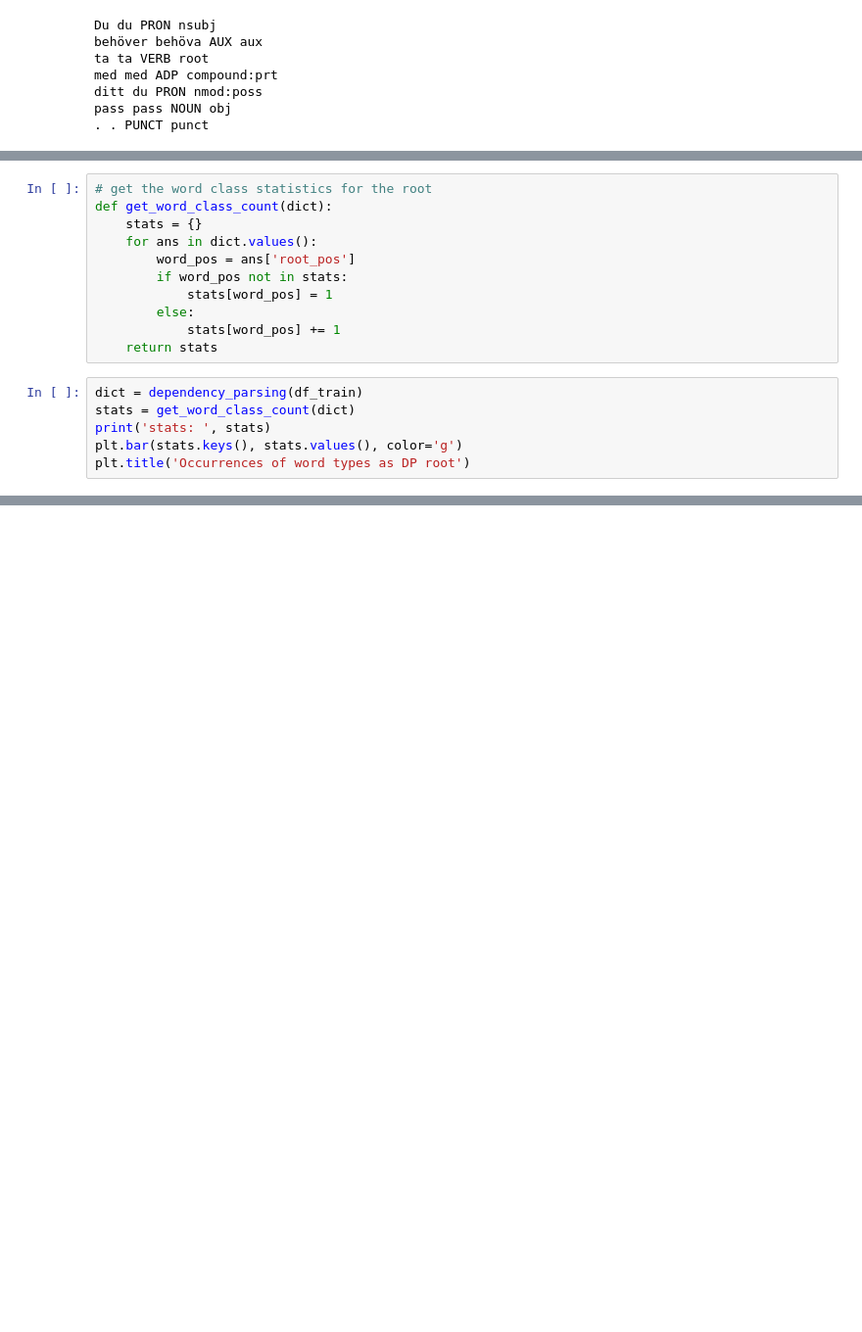
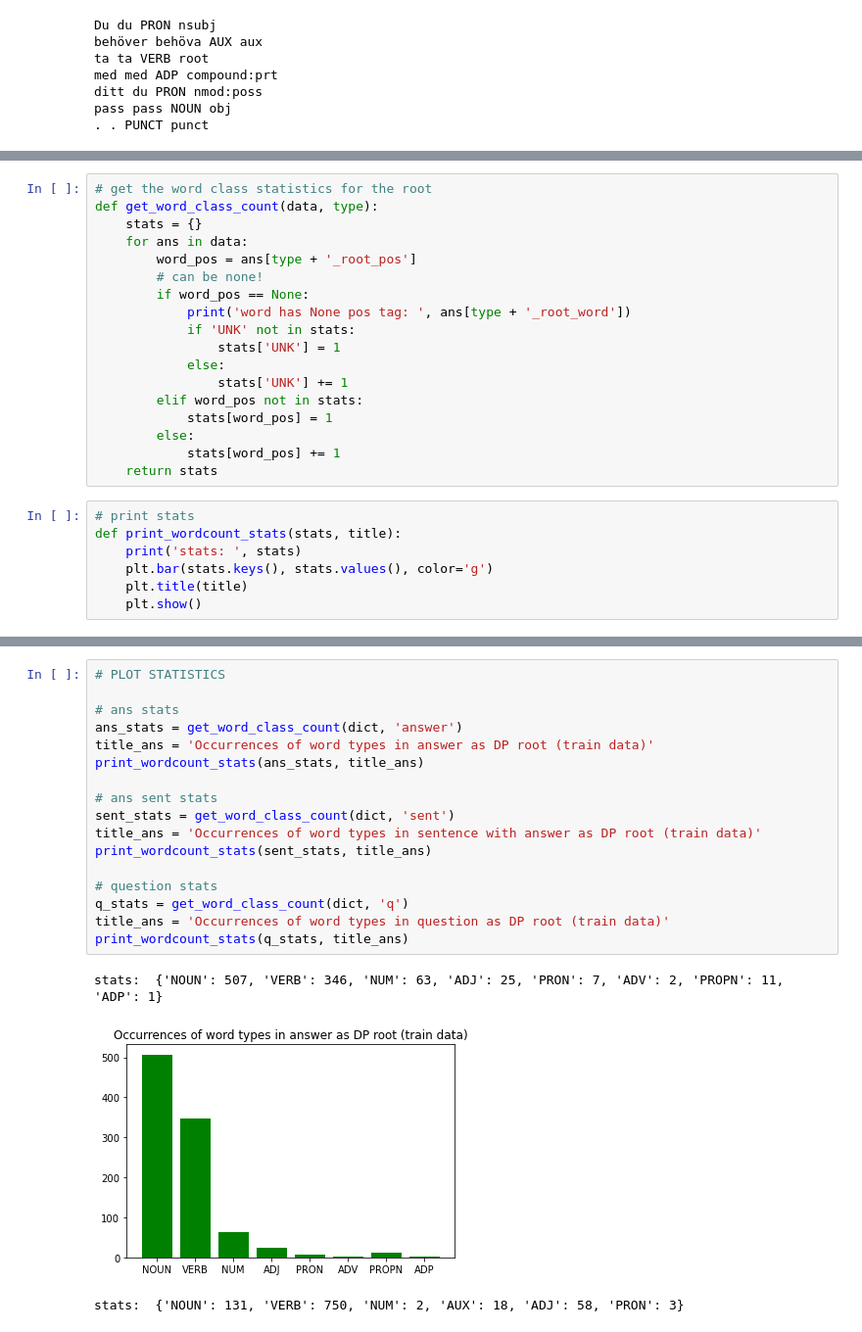
Before and after one commit to filippak/rc-answer-generation, a Jupyter notebook: data-analysis/dependency_parsing.ipynb, the cells around one changed output, grey strips where cells are left out. Shown at 98% size. Drawn from its saved outputs; the diff is of its cells as text; blank space fills up the shorter version.

Commit message:
Word overlap statistics and fix sentence parsing

```diff
--- a/data-analysis/dependency_parsing.ipynb
+++ b/data-analysis/dependency_parsing.ipynb
@@ -74,17 +112,25 @@ def dependency_parsing(df):
 # %%
 # get the word class statistics for the root
-def get_word_class_count(dict):
+def get_word_class_count(data, type):
     stats = {}
-    for ans in dict.values():
-        word_pos = ans['root_pos']
-        if word_pos not in stats:
+    for ans in data:
+        word_pos = ans[type + '_root_pos']
+        # can be none!
+        if word_pos == None:
+            print('word has None pos tag: ', ans[type + '_root_word'])
+            if 'UNK' not in stats:
+                stats['UNK'] = 1
+            else:
+                stats['UNK'] += 1
+        elif word_pos not in stats:
             stats[word_pos] = 1
         else:
             stats[word_pos] += 1
     return stats
 # %%
-dict = dependency_parsing(df_train)
-stats = get_word_class_count(dict)
-print('stats: ', stats)
-plt.bar(stats.keys(), stats.values(), color='g')
-plt.title('Occurrences of word types as DP root')
+# print stats
+def print_wordcount_stats(stats, title):
+    print('stats: ', stats)
+    plt.bar(stats.keys(), stats.values(), color='g')
+    plt.title(title)
+    plt.show()
@@ -105,0 +143,21 @@ Text(0.5, 1.0, 'Occurrences of word types as DP root (test data)')
+# %%
+# PLOT STATISTICS
+
+# ans stats
+ans_stats = get_word_class_count(dict, 'answer')
+title_ans = 'Occurrences of word types in answer as DP root (train data)'
+print_wordcount_stats(ans_stats, title_ans)
+
+# ans sent stats
+sent_stats = get_word_class_count(dict, 'sent')
+title_ans = 'Occurrences of word types in sentence with answer as DP root (train data)'
+print_wordcount_stats(sent_stats, title_ans)
+
+# question stats
+q_stats = get_word_class_count(dict, 'q')
+title_ans = 'Occurrences of word types in question as DP root (train data)'
+print_wordcount_stats(q_stats, title_ans)
+# %% [output]
+stats:  {'NOUN': 507, 'VERB': 346, 'NUM': 63, 'ADJ': 25, 'PRON': 7, 'ADV': 2, 'PROPN': 11, 'ADP': 1}
+[figure, added]
+stats:  {'NOUN': 131, 'VERB': 750, 'NUM': 2, 'AUX': 18, 'ADJ': 58, 'PRON': 3}
```
Also changed, not shown: parts of 11 cells of this notebook, 9 other files.
